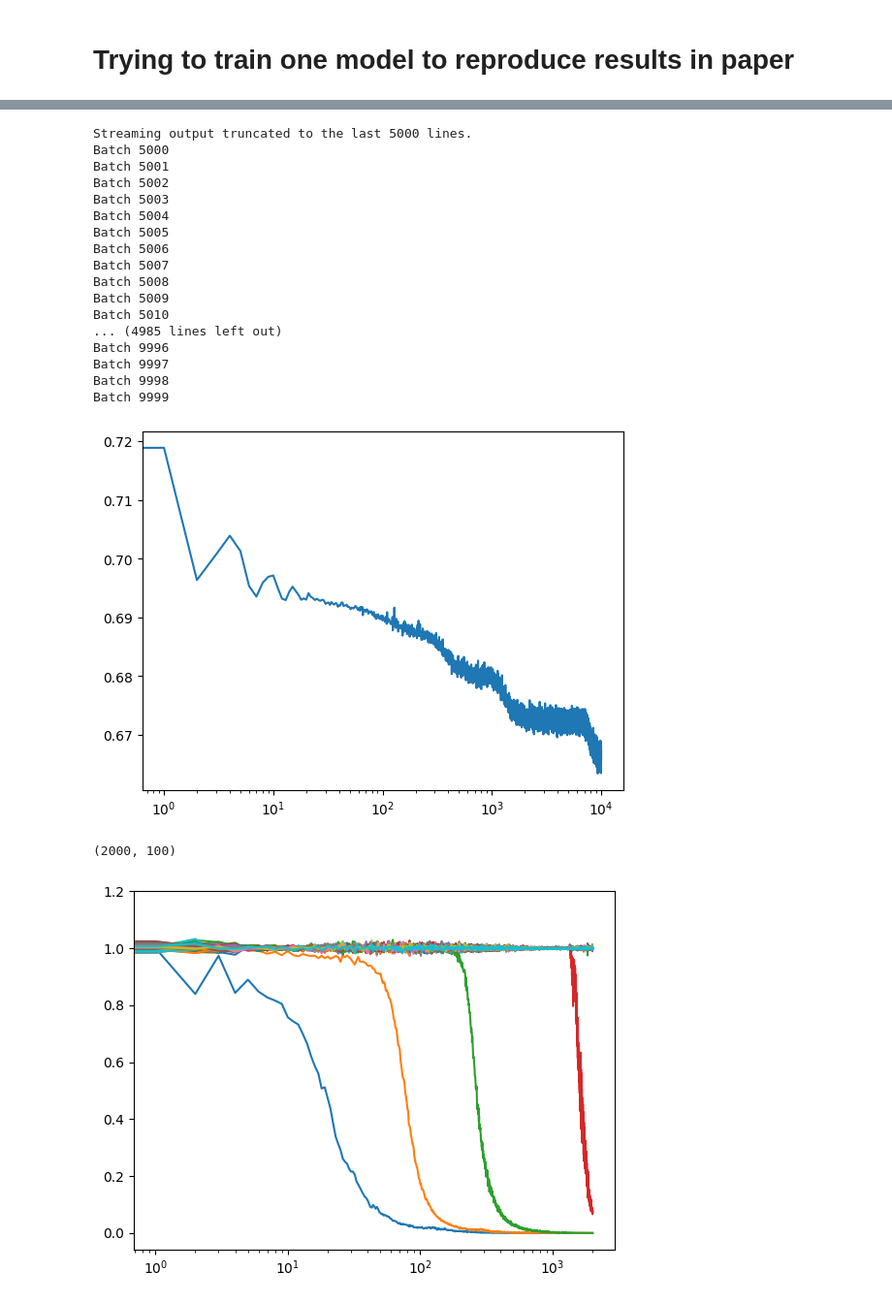
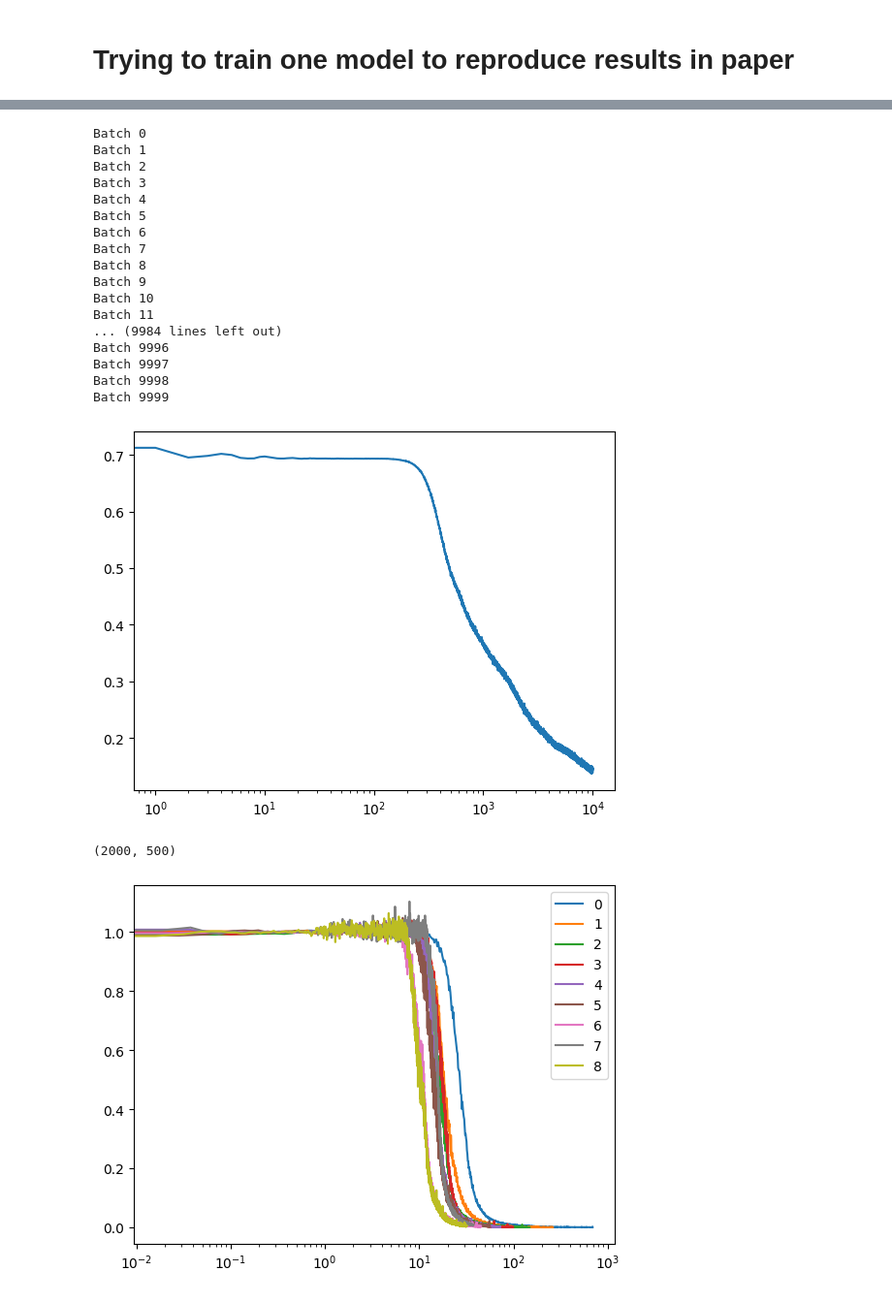
Before and after one commit to 0amp/investigating_multitask_sparse_parity, a Jupyter notebook: quantization.ipynb, the cells around one changed output, grey strips where cells are left out. Shown: that part at 97% size. Saved outputs shown, nothing was run; the diff lists cells and outputs as text; code cells hidden in the pictures.

```diff
--- a/quantization.ipynb
+++ b/quantization.ipynb
@@ -71,7 +69,7 @@ def create_dataset(num_tasks, num_bits, task_freq, task_subsets, num_samples, nu
 # Trying to train one model to reproduce results in paper
 # %%
 batches = 10000
-num_tasks = 100
+num_tasks = 500
 n = 100
 alpha = 0.4
 
@@ -85,16 +83,16 @@ optimizer = torch.optim.Adam(mlp.parameters(), lr = 1e-3)
 loss_func = nn.CrossEntropyLoss(reduction = "mean")
 
 # power law scaling with uniform task hardness
-# power_law = (np.arange(num_tasks) + 1) ** (-alpha - 1)
-# power_law = power_law / power_law.sum()
-# task_subsets = generate_task_subsets(num_tasks, n, np.ones(num_tasks, int) * 3)
-# train_data = create_dataset(500, 100, power_law, task_subsets, 20000, batches)
+power_law = (np.arange(num_tasks) + 1) ** (-alpha - 1)
+power_law = power_law / power_law.sum()
+task_subsets = generate_task_subsets(num_tasks, n, np.ones(num_tasks, int) * 3)
+train_data = create_dataset(500, 100, power_law, task_subsets, 20000, batches)
 
 # uniform frequency, varied task hardness
-frequencies = np.ones(num_tasks)
-frequencies = frequencies / frequencies.sum()
-subset_sizes = np.arange(100)
-task_subsets = generate_task_subsets(num_tasks, n, subset_sizes)
-train_data = create_dataset(num_tasks, n, frequencies, task_subsets, 20000, batches)
+# frequencies = np.ones(num_tasks)
+# frequencies = frequencies / frequencies.sum()
+# subset_sizes = np.arange(100)
+# task_subsets = generate_task_subsets(num_tasks, n, subset_sizes)
+# train_data = create_dataset(num_tasks, n, frequencies, task_subsets, 20000, batches)
 
 # test_data = [x for x in create_dataset(500, 100, power_law, task_subsets, 2000, 1, 1)][0]
@@ -105,3 +99,6 @@ Linear(in_features=200, out_features=500, bias=True)
 # %%
 losses = []
 big_losses = []
+# %%
+mps_device = torch.device("mps")
+mps_device
@@ -122,8 +125,8 @@ def eval_subtasks(model, task_subsets, loss_func, samples_per_task = 50):
 
   total_input = np.concatenate([input_bits, task_bits], axis = 1)
   # calculate the loss for each (in bits)
-  mod_outputs = model(torch.from_numpy(total_input).float().cuda())
-  loss = loss_func(mod_outputs, torch.from_numpy(output_bits).long().cuda())
+  mod_outputs = model(torch.from_numpy(total_input).float().to(mps_device))
+  loss = loss_func(mod_outputs, torch.from_numpy(output_bits).long().to(mps_device))
   # print(loss.shape)
   # return loss in bits for every subtask
   loss = loss.cpu()
@@ -135,10 +138,10 @@ def eval_subtasks(model, task_subsets, loss_func, samples_per_task = 50):
 for i, (x, y) in enumerate(train_data):
   print(f"Batch {i}")
   mlp.train()
-  mlp.cuda()
+  mlp.to(mps_device)
   optimizer.zero_grad()
 
-  x, y = torch.from_numpy(x).float().cuda(), torch.from_numpy(y).long().cuda()
+  x, y = torch.from_numpy(x).float().to(mps_device), torch.from_numpy(y).long().to(mps_device)
   outputs = mlp(x)
   loss = loss_func(outputs, y)
   loss.backward()
@@ -150,19 +153,19 @@ for i, (x, y) in enumerate(train_data):
     with torch.no_grad():
       big_losses.append(eval_subtasks(mlp, task_subsets, nn.CrossEntropyLoss(reduction = 'none'), 100))
 # %% [output]
-Streaming output truncated to the last 5000 lines.
-Batch 5000
-Batch 5001
-Batch 5002
-Batch 5003
-Batch 5004
-Batch 5005
-Batch 5006
-Batch 5007
-Batch 5008
-Batch 5009
-Batch 5010
-... (4985 lines left out)
+Batch 0
+Batch 1
+Batch 2
+Batch 3
+Batch 4
+Batch 5
+Batch 6
+Batch 7
+Batch 8
+Batch 9
+Batch 10
+Batch 11
+... (9984 lines left out)
 Batch 9996
 Batch 9997
 Batch 9998
@@ -173,16 +176,17 @@ import matplotlib.pyplot as plt
 plt.plot(np.arange(len(losses)), losses)
 plt.xscale("log")
 # %% [output]
-[figure, old version]
+[figure, new version]
 # %%
 big_losses = np.array([bl.numpy() for bl in big_losses])
 # %%
 big_losses.shape
 # %% [output]
-(2000, 100)
+(2000, 500)
 # %%
-for i in range(100):
-  plt.plot(range(big_losses.shape[0]), big_losses[:, i])
+for i in range(9):
+  plt.plot(np.arange(big_losses.shape[0]) * power_law[i], big_losses[:, i], label = i)
+plt.legend()
 plt.xscale("log")
 # %% [output]
-[figure, old version]
+[figure, new version]
```
Also changed, not shown: parts of 14 cells of this notebook.
